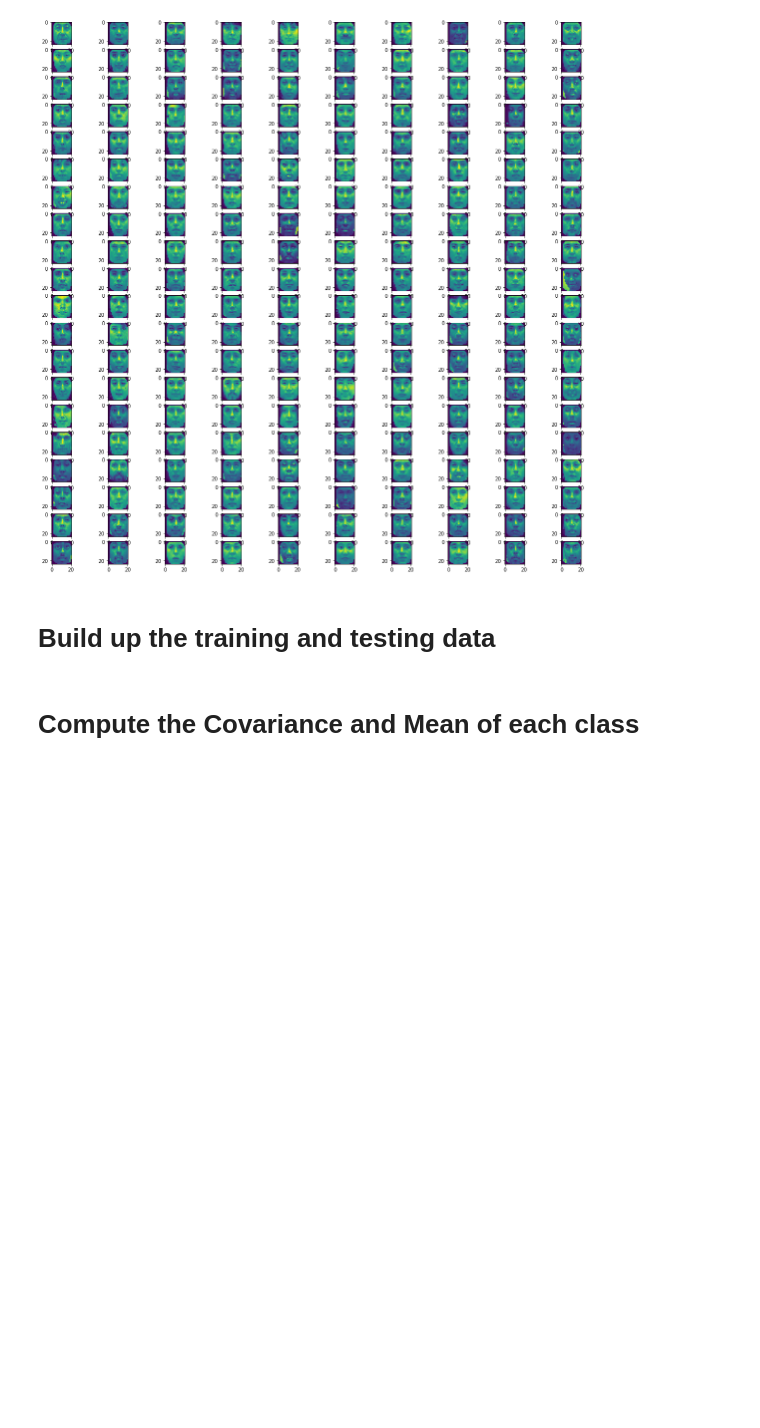
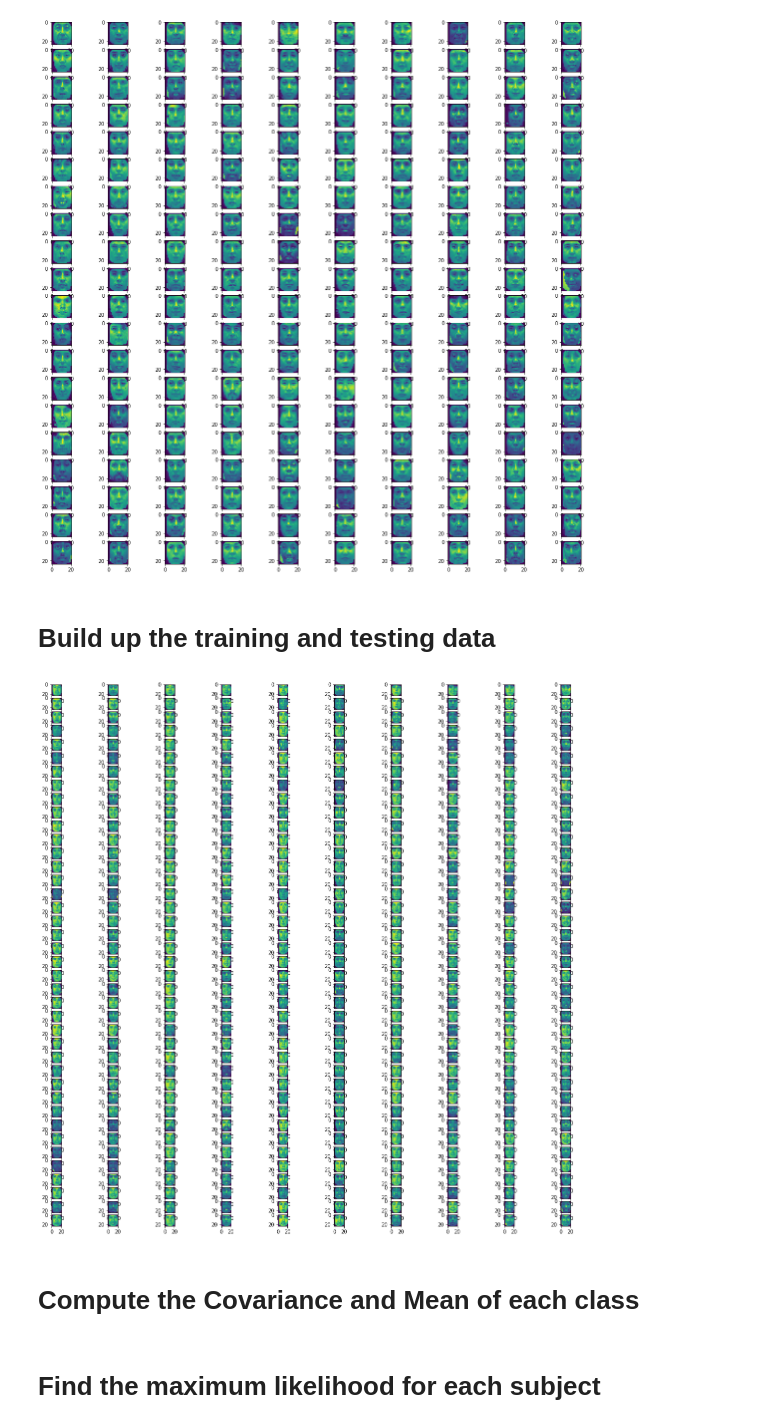
Before and after one commit to siddharthtelang/Face-Detection, a Jupyter notebook: bayes_classifier.ipynb, the cells around one changed output. Drawn from its saved outputs; the diff is of its cells as text; code cells hidden in the pictures; blank space fills up the shorter version.

Commit message:
Find ML for each subject

```diff
--- a/bayes_classifier.ipynb
+++ b/bayes_classifier.ipynb
@@ -28,32 +30,42 @@ for i, ax in enumerate(ax_array):
 total_subjects = 200
 training_size = int((2/3)*faces.shape[2])
 testing_size = int((1/3)*faces.shape[2])
-training_data = np.zeros(shape=(training_size, faces.shape[0]*faces.shape[1]))
-testing_data = np.zeros(shape=(testing_size, faces.shape[0]*faces.shape[1]))
+# training_data = np.zeros(shape=(training_size, faces.shape[0]*faces.shape[1]))
+# testing_data = np.zeros(shape=(testing_size, faces.shape[0]*faces.shape[1]))
+training_data= []
+testing_data = []
 # %%
 c = 1 # counter to pick random sample from either illumination or
 train_index = 0
 test_index = 0
 for i in range(0, faces.shape[2], 3):
-    training_data[train_index] = faces[:,:,i].flatten()
+    # training_data[train_index] = faces[:,:,i].flatten()
+    training_data.append(faces[:,:,i].flatten())
     if c % 2 == 0:
-        training_data[train_index+1] = faces[:,:,i+1].flatten()
-        testing_data[test_index] = faces[:,:,i+2].flatten()
+        # training_data[train_index+1] = faces[:,:,i+1].flatten()
+        # testing_data[test_index] = faces[:,:,i+2].flatten()
+        training_data.append(faces[:,:,i+1].flatten())
+        testing_data.append(faces[:,:,i+2].flatten())
     else:
-        training_data[train_index+1] = faces[:,:,i+2].flatten()
-        testing_data[test_index] = faces[:,:,i+1].flatten()
+        # training_data[train_index+1] = faces[:,:,i+2].flatten()
+        # testing_data[test_index] = faces[:,:,i+1].flatten()
+        training_data.append(faces[:,:,i+2].flatten())
+        testing_data.append(faces[:,:,i+1].flatten())
+
     train_index += 2
     test_index += 1
     c += 1
 # %%
-# fig, ax_array = plt.subplots(nrows=40, ncols=10, figsize=(20,20))
+fig, ax_array = plt.subplots(nrows=40, ncols=10, figsize=(20,20))
 
-# # flatten the array of axes, which makes them easier to iterate through and assign
-# ax_array = ax_array.flatten()
+# flatten the array of axes, which makes them easier to iterate through and assign
+ax_array = ax_array.flatten()
 
-# # plot the faces
-# for i, ax in enumerate(ax_array):
-#     ax.imshow(training_data[i].reshape(24,21))
+# plot the faces
+for i, ax in enumerate(ax_array):
+    ax.imshow(training_data[i].reshape(24,21))
+# %% [output]
+[figure, added]
 # %% [markdown]
 # Compute the Covariance and Mean of each class
 # %%
@@ -69,3 +81,5 @@ for i in range(0, len(training_data), 2):
     mu.append(mean)
     if np.linalg.det(cov_) == 0 or np.linalg.det(cov_) == 0.0:
         print('alert - zero determinant')
+# %% [markdown]
+# Find the maximum likelihood for each subject
```
Also changed, not shown: parts of 3 cells of this notebook.
